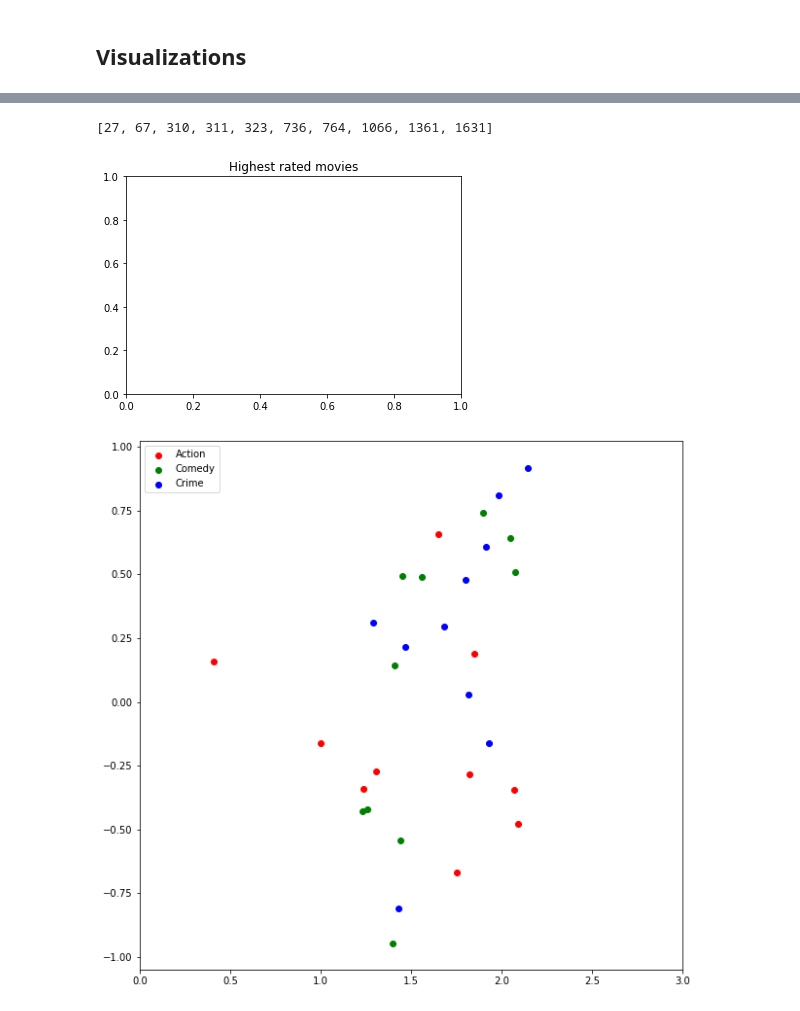
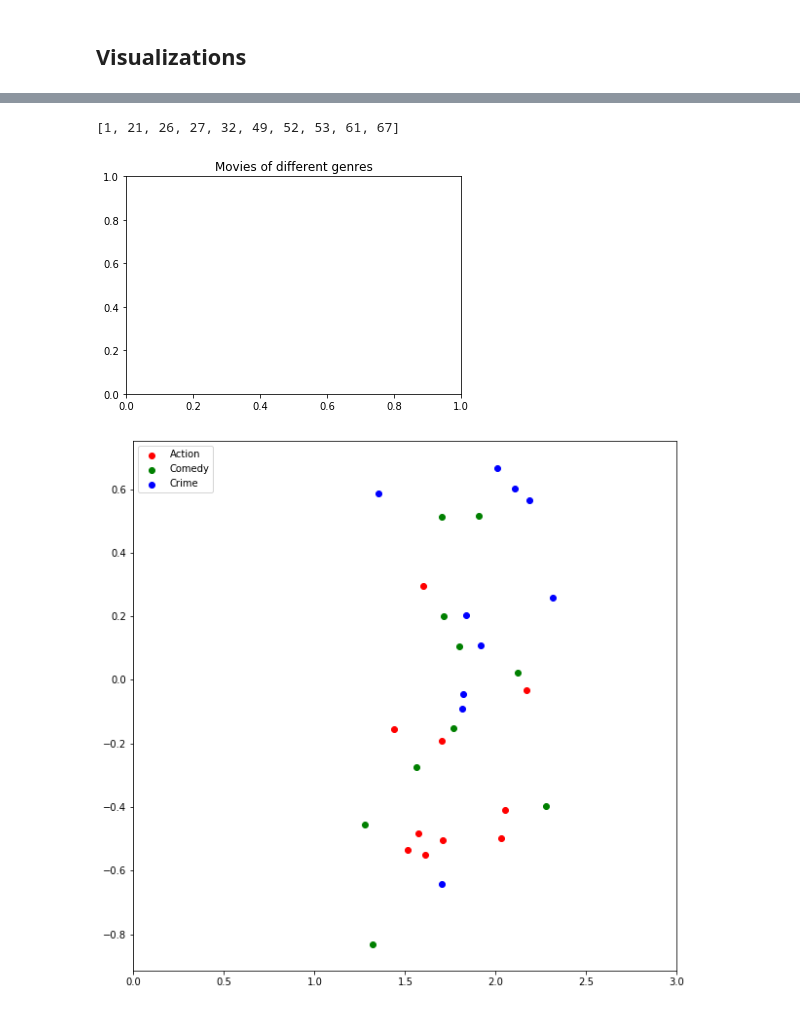
Before and after one commit to danezhou/CS155_Project2, a Jupyter notebook: Basic SVD Visualizations.ipynb, the cells around one changed output, grey strips where cells are left out. Cells and saved outputs as stored; diff of their text form; code cells hidden in the pictures.

```diff
--- a/Basic SVD Visualizations.ipynb
+++ b/Basic SVD Visualizations.ipynb
@@ -208,9 +212,19 @@ movie_titles = [movie[1] for movie in movie_data]
 movie_dict = Counter(movie_titles)
 movie_ids = {}
 
-for movie in movie_data:
-    movie_id = movie[0]
-    movie_ids[movie_id] = movie[1]
+i = 1
+for movie in movie_titles:
+    movie_ids[i] = movie
+    i += 1
+
+movie_to_new_ids = {}
+
+i = 1
+for movie in movie_dict.keys():
+    movie_to_new_ids[movie] = i
+    i += 1
+
+new_ids_to_movie = dict([(value, key) for key, value in movie_to_new_ids.items()])
 # %%
 titles = []
 for i,most in enumerate(most_rated):
@@ -307,11 +319,11 @@ for i in range(10):
 import random
 
 
-action_movies = random.sample(action_movies, 10)
+action_movies = action_movies[:10]
 action_movies.sort()
-comedy_movies = random.sample(comedy_movies, 10)
+comedy_movies = comedy_movies[:10]
 comedy_movies.sort()
-crime_movies = random.sample(crime_movies, 10)
+crime_movies = crime_movies[:10]
 crime_movies.sort()
 
 print(action_movies)
@@ -331,41 +343,41 @@ exclude = np.setdiff1d(a, crime_movies)
 crime_movies_x = np.delete(V_x, exclude)
 crime_movies_y = np.delete(V_y, exclude)
 # %% [output]
-[27, 67, 310, 311, 323, 736, 764, 1066, 1361, 1631]
+[1, 21, 26, 27, 32, 49, 52, 53, 61, 67]
 # %%
-plt.title("Highest rated movies")
+plt.title("Movies of different genres")
 plt.figure(figsize=(10,10))
 axes = plt.gca()
 axes.set_xlim([0,3])
 
 # titles = []
 # for i,most in enumerate(action_movies):
 #     titles.append(movie_ids[most+1])
 
 
 axes.scatter(action_movies_x, action_movies_y, c='r', label="Action")
 # for i, txt in enumerate(titles):
 #    plt.annotate(txt, (action_movies_x[i]+.04, action_movies_y[i]), fontsize=7.5)
 
 # titles = []
 # for i,most in enumerate(comedy_movies):
 #     titles.append(movie_ids[most+1])
 
 axes.scatter(comedy_movies_x, comedy_movies_y, c='g', label="Comedy")
 # for i, txt in enumerate(titles):
 #    plt.annotate(txt, (comedy_movies_x[i]+.04, comedy_movies_y[i]), fontsize=7.5)
 
 # titles = []
 # for i,most in enumerate(crime_movies):
 #     titles.append(movie_ids[most+1])
 
 axes.scatter(crime_movies_x, crime_movies_y, c='b', label="Crime")
 # for i, txt in enumerate(titles):
 #     plt.annotate(txt, (crime_movies_x[i]+.04, crime_movies_y[i]), fontsize=7.5)
 
 plt.legend(loc='upper left');
 
 plt.show()
 # %% [output]
-[figure, old version]
+[figure, new version]
-[figure, old version]
+[figure, new version]
```
Also changed, not shown: parts of 11 cells of this notebook, 6 other files.
